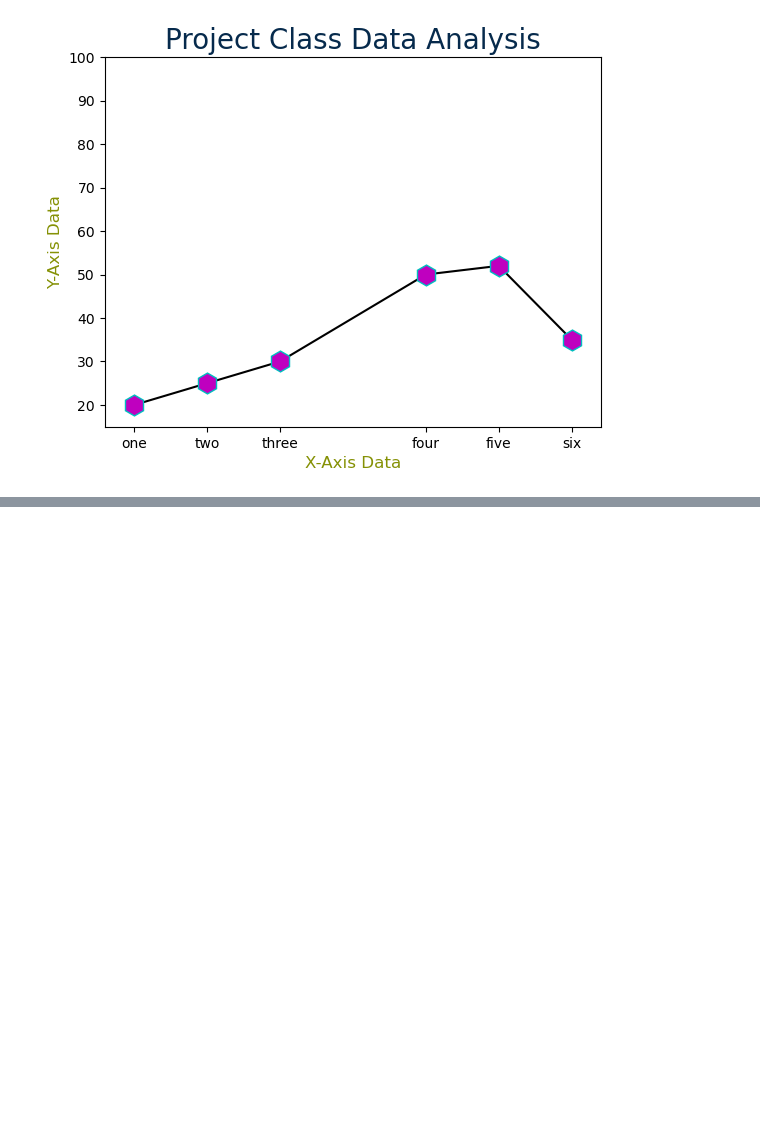
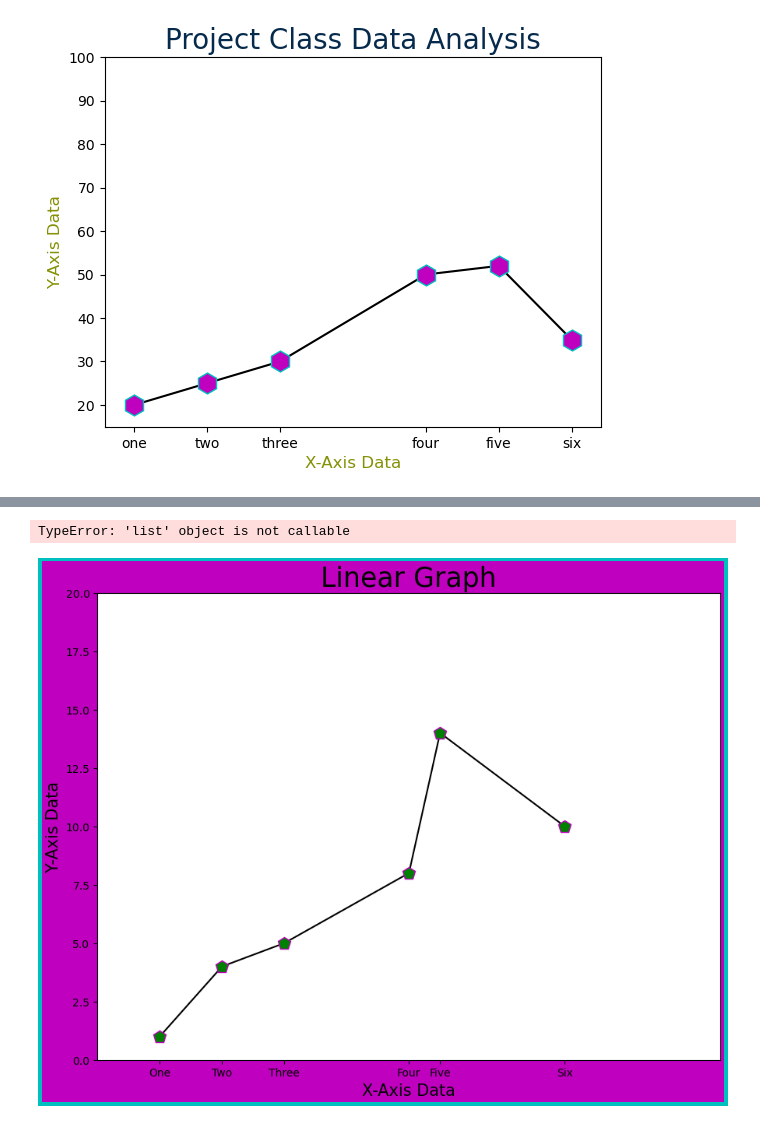
Before and after one commit to jabedkhanjb/Matplotlib, a Jupyter notebook: Matplotlib Data Analysis/Matplotlib Data Analysis.ipynb, the cells around one changed output, grey strips where cells are left out. Drawn from its saved outputs; the diff is of its cells as text; code cells hidden in the pictures; blank space fills up the shorter version.

Commit message:
Data Analysis

```diff
--- a/Matplotlib Data Analysis/Matplotlib Data Analysis.ipynb
+++ b/Matplotlib Data Analysis/Matplotlib Data Analysis.ipynb
@@ -167,0 +167,32 @@ TypeError: 'list' object is not callable
+# %%
+import matplotlib.pyplot as plt
+import numpy as np
+from matplotlib.figure import Figure
+
+xaxis = np.array([2, 4, 6, 10, 11, 15])
+yaxis = np.array([1, 4, 5, 8, 14, 10])
+
+#                     figsize = (x, y)
+figaround = plt.figure(figsize=(8, 6), facecolor = "m", edgecolor = "c", linewidth = "7")
+jb = figaround.add_axes([1,1,1,1])
+jb.plot(xaxis, yaxis, "p-k", ms=12, mec="m", mfc="g")
+
+# title
+plt.title("Linear Graph", fontsize = 25, color = "k")
+plt.xlabel("X-Axis Data", fontsize = 15)
+plt.ylabel("Y-Axis Data", fontsize = 15)
+
+# x, y axis limit
+plt.ylim(0, 20)
+plt.xlim(0, 20)
+
+
+# setting the labels of x-axis
+plt.xticks(xaxis, labels = ["One", "Two", "Three", "Four", "Five", "Six"])
+
+plt.legend(["Jabed"])  # **** Getting TypeError****
+
+plt.show()
+# %% [output]
+TypeError: 'list' object is not callable
+[figure, added]
```
Also changed, not shown: parts of 11 cells of this notebook.
